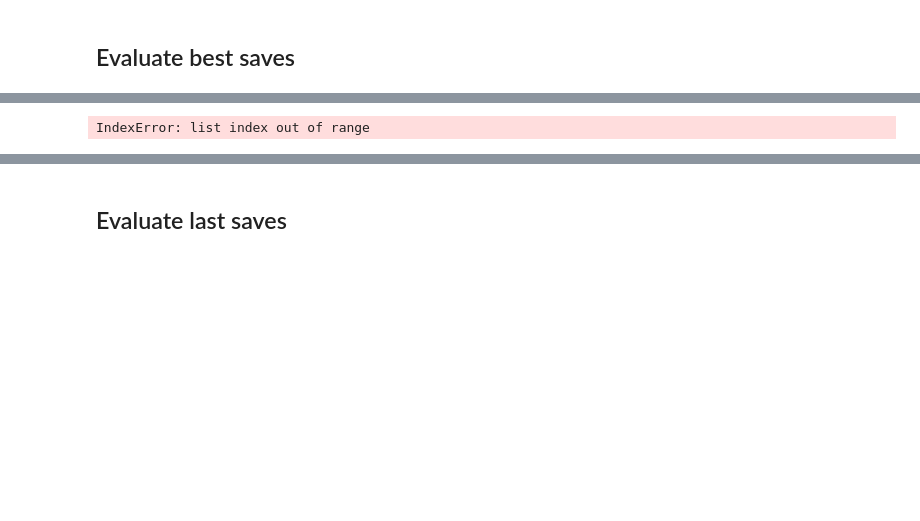
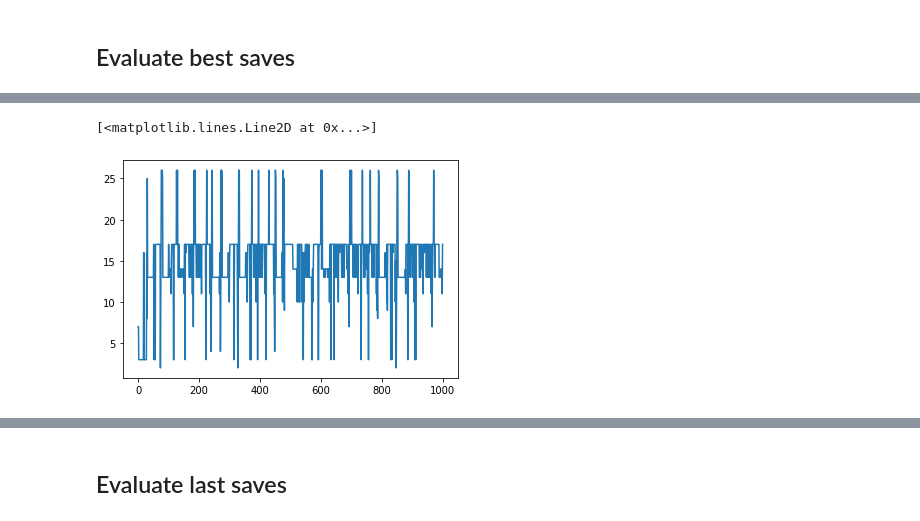
Before and after one commit to MHamza-Y/State-Space-Discretization, a Jupyter notebook: q_learning.ipynb, the cells around one changed output, grey strips where cells are left out. Cells and saved outputs as stored; diff of their text form; code cells hidden in the pictures; blank space fills up the shorter version.

```diff
--- a/q_learning.ipynb
+++ b/q_learning.ipynb
@@ -90,7 +90,8 @@ Reward std : 1.7737217345574423
 # %%
-plt.plot(evaluators[1].eval_trajectories[3]['actions'])
+plt.plot(evaluators[-1].eval_trajectories[3]['actions'])
 # %% [output]
-IndexError: list index out of range
+[<matplotlib.lines.Line2D at 0x...>]
+[figure, added]
 # %%
 from envs.plot import plot_industrial_benchmark_trajectories
 
```
Also changed, not shown: parts of 6 cells of this notebook, 12 other files.
